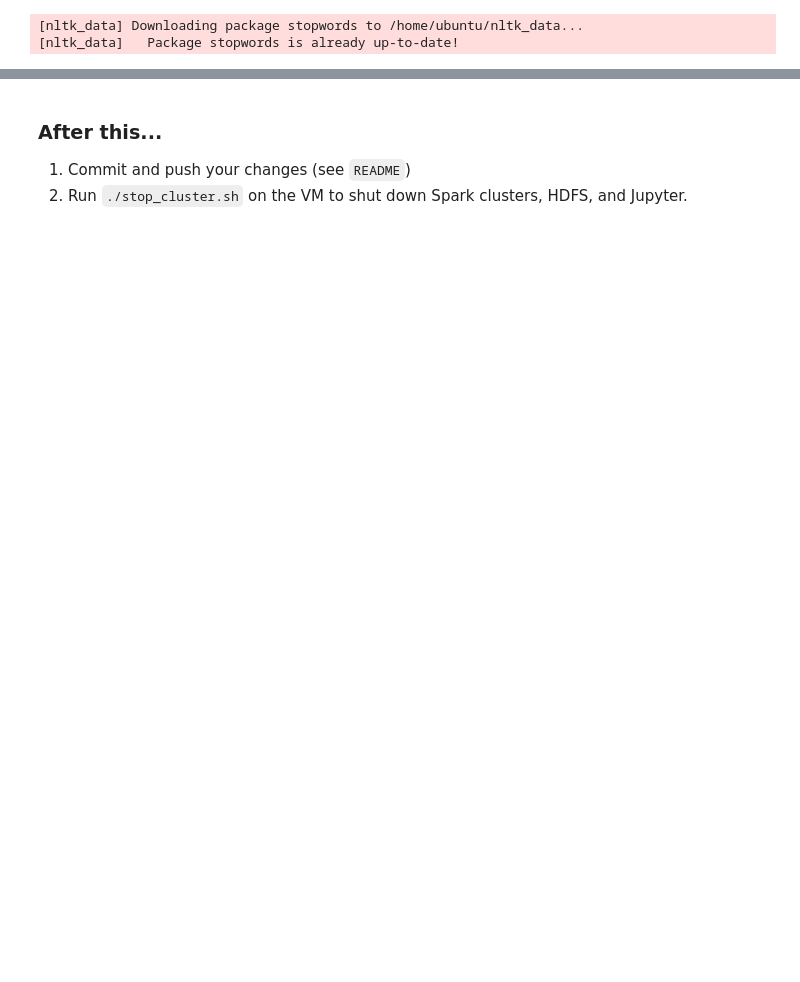
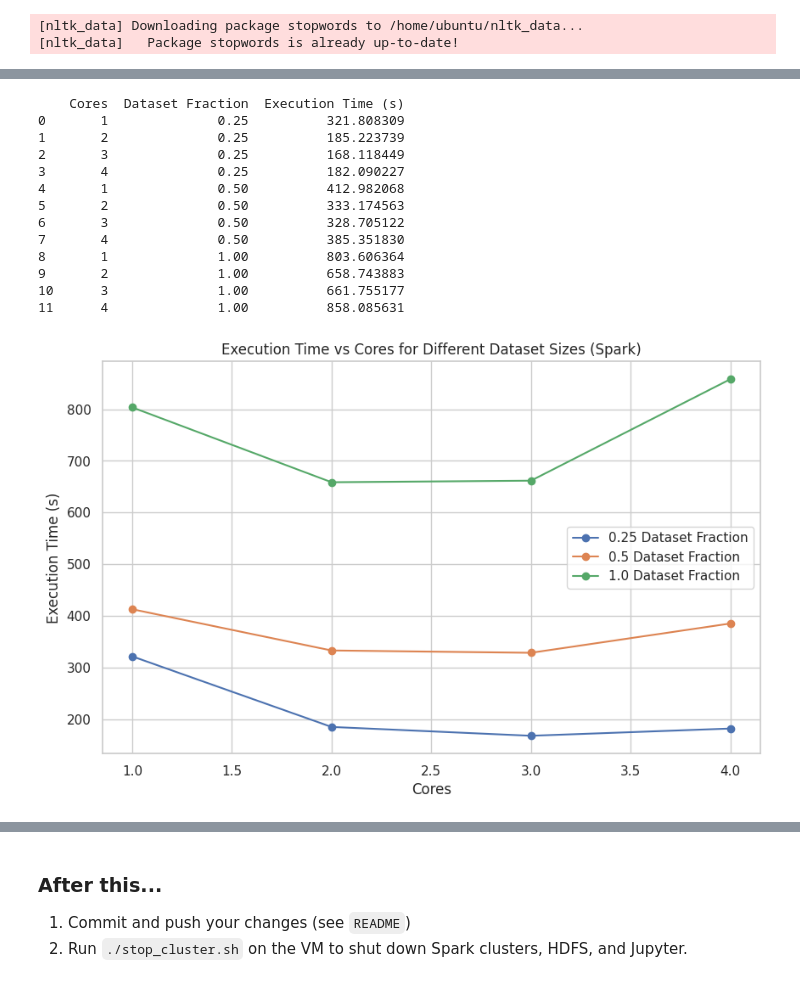
Before and after one commit to khalifa47/DataEng-project, a Jupyter notebook: main_analysis.ipynb, the cells around one changed output, grey strips where cells are left out. Drawn from its saved outputs; the diff is of its cells as text; code cells hidden in the pictures; blank space fills up the shorter version.

```diff
--- a/main_analysis.ipynb
+++ b/main_analysis.ipynb
@@ -15,8 +15,9 @@ import matplotlib.pyplot as plt
 import seaborn as sns
 import spacy
 import os
+import time
 
-def create_spark_session(app_name="RedditAnalyzer"):
+def create_spark_session(app_name="RedditAnalyzer", executor_cores = 3, memory_per_core=3):
     """Create a Spark session connected to the cluster"""
     spark = SparkSession \
         .builder \
@@ -26,7 +27,8 @@ def create_spark_session(app_name="RedditAnalyzer"):
         .config("spark.dynamicAllocation.shuffleTracking.enabled", True) \
         .config("spark.shuffle.service.enabled", False) \
         .config("spark.dynamicAllocation.executorIdleTimeout", "30s") \
-        .config("spark.executor.cores", 4) \
+        .config("spark.executor.instances", "2") \
+        .config("spark.executor.cores", executor_cores) \
         .config("spark.executor.memory", "6g") \
         .config("spark.driver.memory", "6g") \
         .config("spark.default.parallelism", 18) \
@@ -42,2 +41,0 @@ def create_spark_session(app_name="RedditAnalyzer"):
-# %%
-spark = create_spark_session()
@@ -87,20 +57,12 @@ print(spacy_stopwords)
 
 all_stopwords = nltk_stopwords.union(spacy_stopwords)
 common_words = set([
-    "like", "one", "would", "know", "really", "get", "go", "even", "thing","think", "want", "see", "dont", "make", "going", "got", "use", "way","something", "still", "actually", "much", "many", "take", "need", "say",
+    "like", "one", "would", "know", "really", "get", "go", "even", "thing","think", "want", "see", "dont", "make", "going", "got", "use", "way","something", "still", "actually", "much", "many", "take", "need", "say","better","help",
     "work", "good", "bad", "also", "people", "time", "day", "come", "back", "im", "ive", "didn't", "started","pretty","went","little","things","feel", "said", "years","cant","told","right","lot","doesnt","thats","didnt", "getting","long","sure"
 ])
 
 # Merge with previous stopwords
 all_stopwords = all_stopwords.union(common_words)
-# %%
-# Remove all numbers, special characters, and extra spaces
-df_cleaned = df.withColumn("content", regexp_replace(col("content"), "[^a-zA-Z\s]", "")).withColumn("content", regexp_replace(col("content"), "\s+", " "))  # Remove extra spaces
-
-
-# Tokenize words (split text into words)
-tokenizer = Tokenizer(inputCol="content", outputCol="words")
-df_tokenized = tokenizer.transform(df_cleaned)
 # %%
 # Define a UDF to remove stopwords
 def remove_stopwords(words):
@@ -144,3 +119,43 @@ only showing top 10 rows
+# %%
+df_results = pd.DataFrame(results, columns=["Cores", "Dataset Fraction", "Execution Time (s)"])
+print(df_results)
+
+# Plot execution times
+plt.figure(figsize=(10, 6))
+
+# Plot line for each dataset fraction
+for fraction in df_results["Dataset Fraction"].unique():
+    subset = df_results[df_results["Dataset Fraction"] == fraction]
+    plt.plot(subset["Cores"], subset["Execution Time (s)"],
+             marker='o',
+             label=f"{fraction} Dataset Fraction")
+
+# Add labels and title
+plt.xlabel("Cores")
+plt.ylabel("Execution Time (s)")
+plt.title("Execution Time vs Cores for Different Dataset Sizes (Spark)")
+
+# Add legend and grid
+plt.legend()
+plt.grid(True)
+
+# Show the plot
+plt.show()
+# %% [output]
+    Cores  Dataset Fraction  Execution Time (s)
+0       1              0.25          321.808309
+1       2              0.25          185.223739
+2       3              0.25          168.118449
+3       4              0.25          182.090227
+4       1              0.50          412.982068
+5       2              0.50          333.174563
+6       3              0.50          328.705122
+7       4              0.50          385.351830
+8       1              1.00          803.606364
+9       2              1.00          658.743883
+10      3              1.00          661.755177
+11      4              1.00          858.085631
+[figure, added]
 # %%
 # Set modern theme
 sns.set_theme(style="whitegrid")
```
Also changed, not shown: parts of 11 cells of this notebook.
